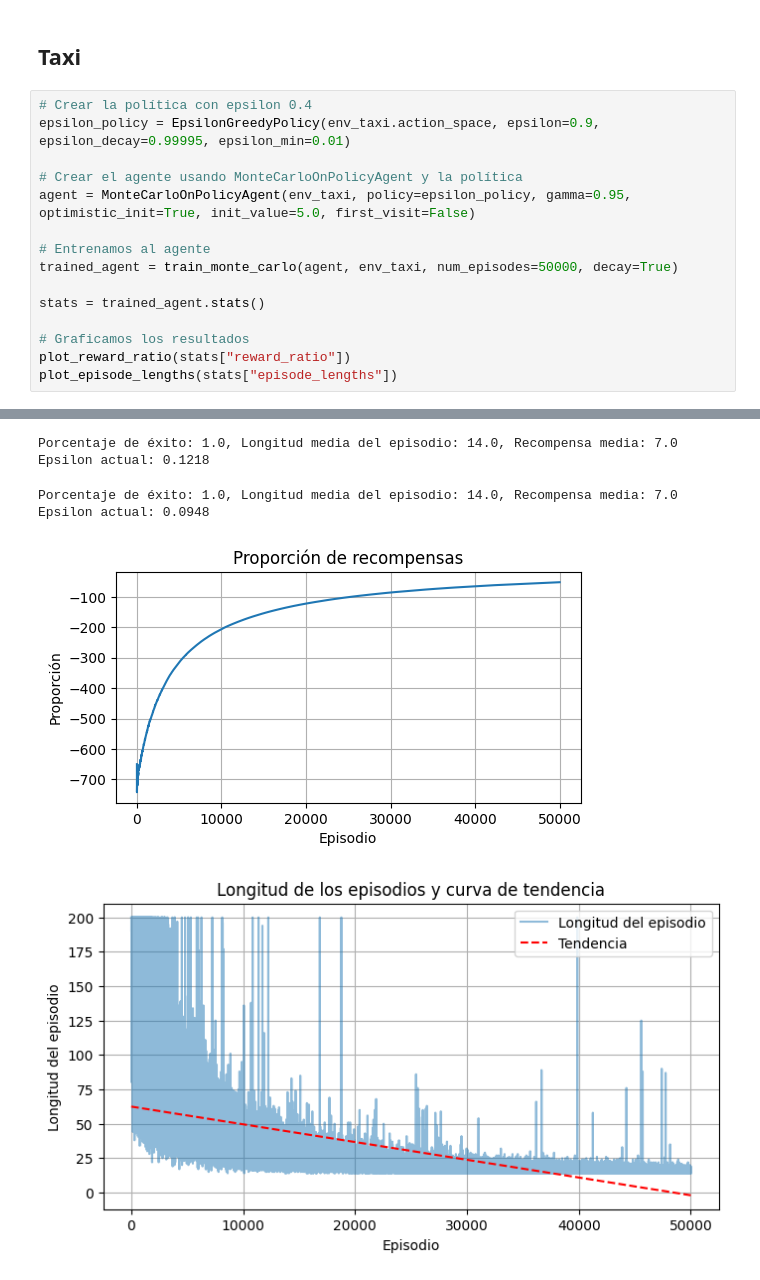
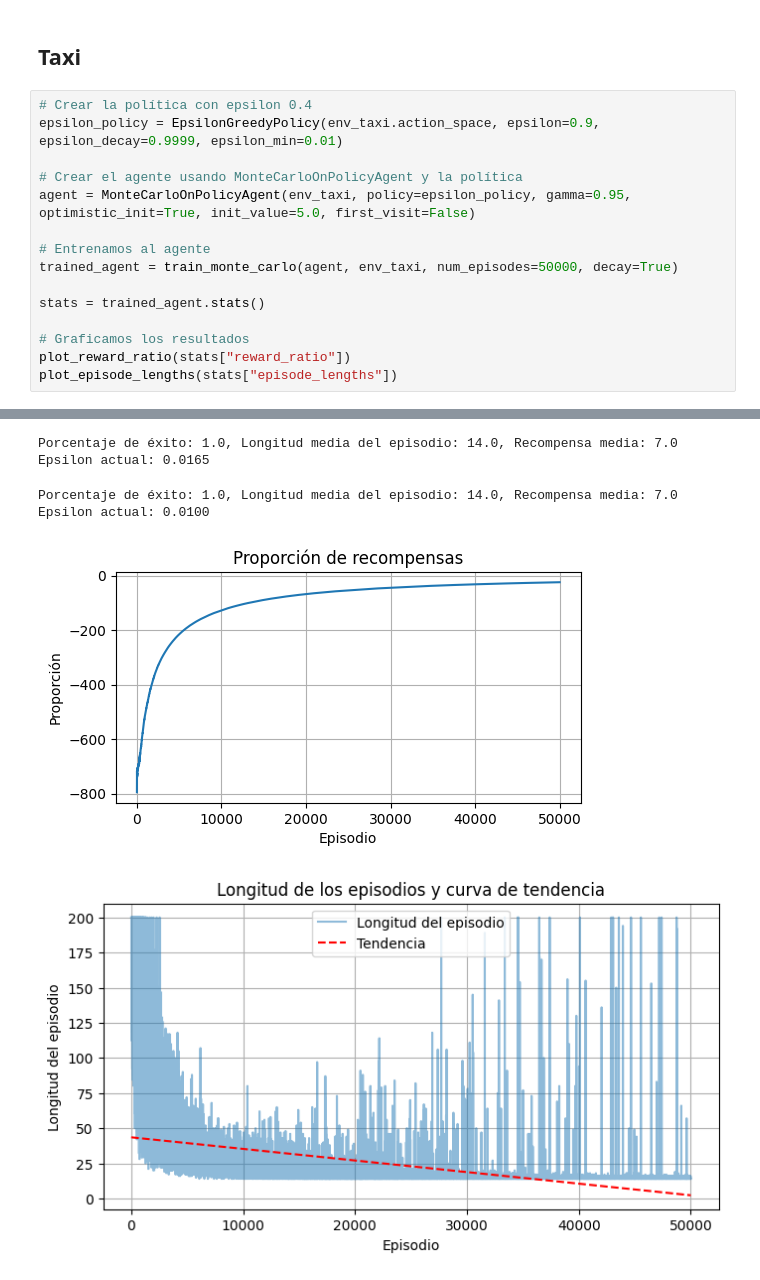
Before and after one commit to Imartinezcuevas/RL_MC_OL, a Jupyter notebook: MonteCarlo.ipynb, the cells around one changed output, grey strips where cells are left out. Drawn from its saved outputs; the diff is of its cells as text.

```diff
--- a/MonteCarlo.ipynb
+++ b/MonteCarlo.ipynb
@@ -303,7 +316,7 @@ FFFHFFFG
 ## Taxi
 # %%
 # Crear la política con epsilon 0.4
-epsilon_policy = EpsilonGreedyPolicy(env_taxi.action_space, epsilon=0.9, epsilon_decay=0.99995, epsilon_min=0.01)
+epsilon_policy = EpsilonGreedyPolicy(env_taxi.action_space, epsilon=0.9, epsilon_decay=0.9999, epsilon_min=0.01)
 
 # Crear el agente usando MonteCarloOnPolicyAgent y la política
 agent = MonteCarloOnPolicyAgent(env_taxi, policy=epsilon_policy, gamma=0.95, optimistic_init=True, init_value=5.0, first_visit=False)
@@ -334,9 +347,9 @@ Epsilon actual: 0.1564
 Porcentaje de éxito: 1.0, Longitud media del episodio: 14.0, Recompensa media: 7.0
-Epsilon actual: 0.1218
+Epsilon actual: 0.0165
 Porcentaje de éxito: 1.0, Longitud media del episodio: 14.0, Recompensa media: 7.0
-Epsilon actual: 0.0948
+Epsilon actual: 0.0100
-[figure, old version]
+[figure, new version]
-[figure, old version]
+[figure, new version]
 # %%
 Q = trained_agent.get_action_values()
 pi, actions = pi_star_from_Q(env_taxi, Q)
```
Also changed, not shown: parts of 5 cells of this notebook.
